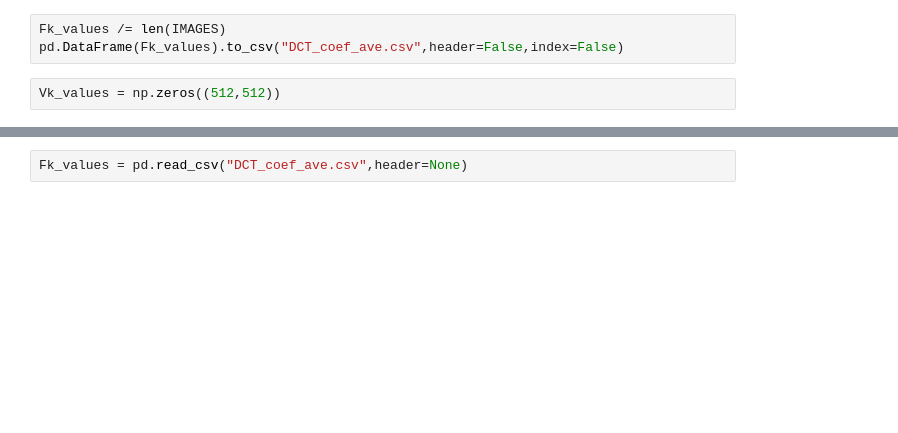
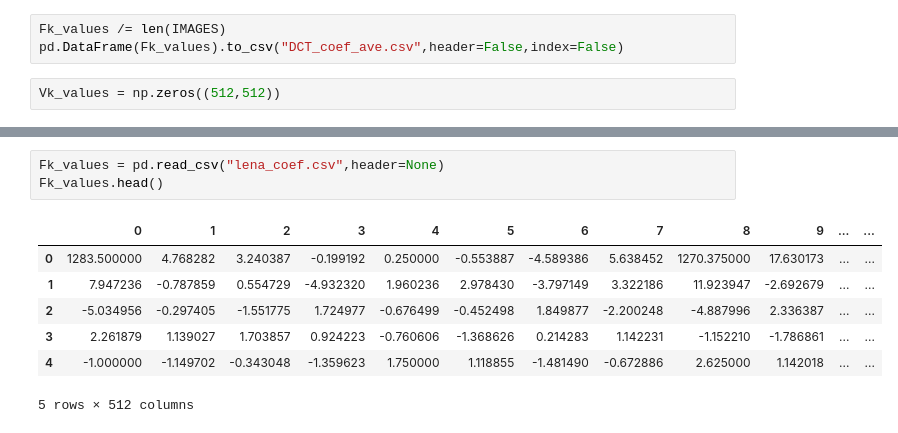
Before and after one commit to Hiroya-W/TPHLCT_and_DMLCT, a Jupyter notebook: DMLCT/8x8/DMLCT 交流成分比較-Copy2.ipynb, the cells around one changed output, grey strips where cells are left out. Drawn from its saved outputs; the diff is of its cells as text; blank space fills up the shorter version.

```diff
--- a/DMLCT/8x8/DMLCT 交流成分比較-Copy2.ipynb
+++ b/DMLCT/8x8/DMLCT 交流成分比較-Copy2.ipynb
@@ -330,5 +330,14 @@ for n_bar in tqdm_notebook(range(2,6)):
 # %% [output]
 [interactive output not drawn]
 # %%
-Fk_values = pd.read_csv("DCT_coef_ave.csv",header=None)
+Fk_values = pd.read_csv("lena_coef.csv",header=None)
+Fk_values.head()
+# %% [output]
+|  | 0 | 1 | 2 | 3 | 4 | 5 | 6 | 7 | 8 | 9 | ... | ... |
+| 0 | 1283.500000 | 4.768282 | 3.240387 | -0.199192 | 0.250000 | -0.553887 | -4.589386 | 5.638452 | 1270.375000 | 17.630173 | ... | ... |
+| 1 | 7.947236 | -0.787859 | 0.554729 | -4.932320 | 1.960236 | 2.978430 | -3.797149 | 3.322186 | 11.923947 | -2.692679 | ... | ... |
+| 2 | -5.034956 | -0.297405 | -1.551775 | 1.724977 | -0.676499 | -0.452498 | 1.849877 | -2.200248 | -4.887996 | 2.336387 | ... | ... |
+| 3 | 2.261879 | 1.139027 | 1.703857 | 0.924223 | -0.760606 | -1.368626 | 0.214283 | 1.142231 | -1.152210 | -1.786861 | ... | ... |
+| 4 | -1.000000 | -1.149702 | -0.343048 | -1.359623 | 1.750000 | 1.118855 | -1.481490 | -0.672886 | 2.625000 | 1.142018 | ... | ... |
+5 rows × 512 columns
 # %%
```
Also changed, not shown: parts of 3 cells of this notebook, 7 other files.
